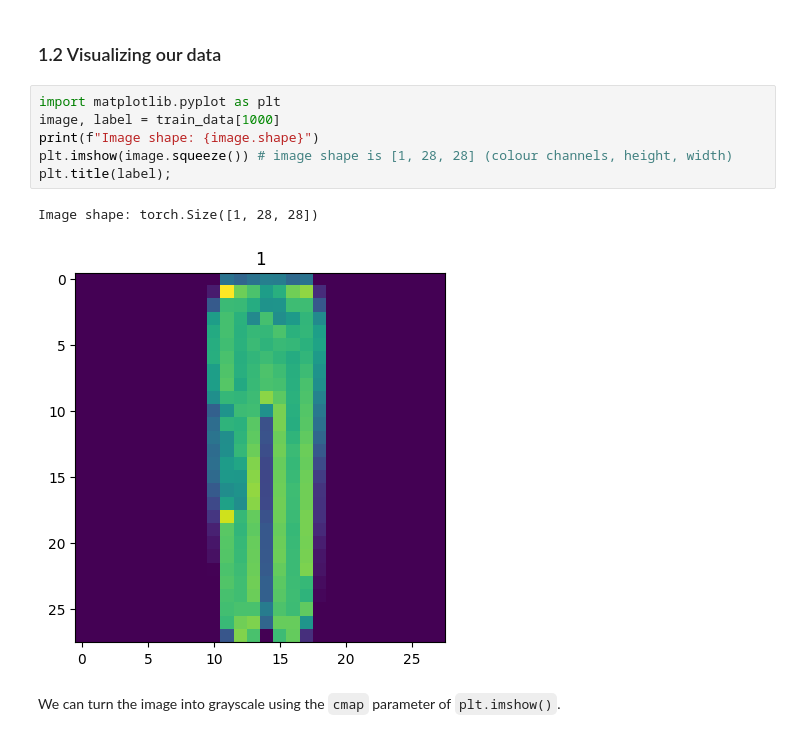
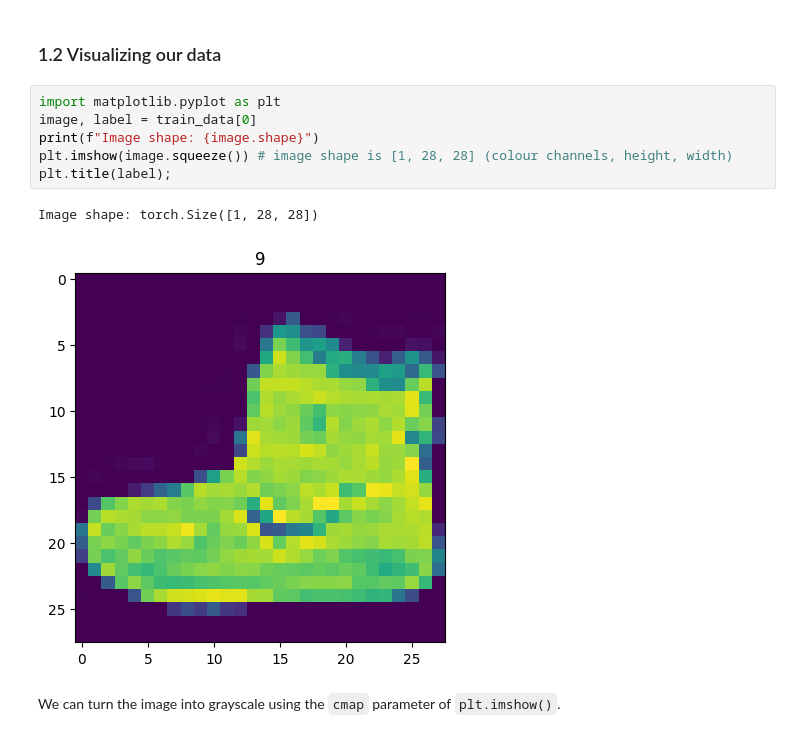
Before and after one commit to typarker04/pytorch-deep-learning, a Jupyter notebook: 03_pytorch_computer_vision.ipynb, the cells around one changed output. Drawn from its saved outputs; the diff is of its cells as text.

```diff
--- a/03_pytorch_computer_vision.ipynb
+++ b/03_pytorch_computer_vision.ipynb
@@ -247,13 +247,13 @@ Let's get visual.
 ### 1.2 Visualizing our data
 # %%
 import matplotlib.pyplot as plt
-image, label = train_data[1000]
+image, label = train_data[0]
 print(f"Image shape: {image.shape}")
 plt.imshow(image.squeeze()) # image shape is [1, 28, 28] (colour channels, height, width)
 plt.title(label);
 # %% [output]
 Image shape: torch.Size([1, 28, 28])
-[figure, old version]
+[figure, new version]
 # %% [markdown]
 We can turn the image into grayscale using the `cmap` parameter of `plt.imshow()`.
 # %%
```
Also changed, not shown: parts of 35 cells of this notebook, 2 other files.
